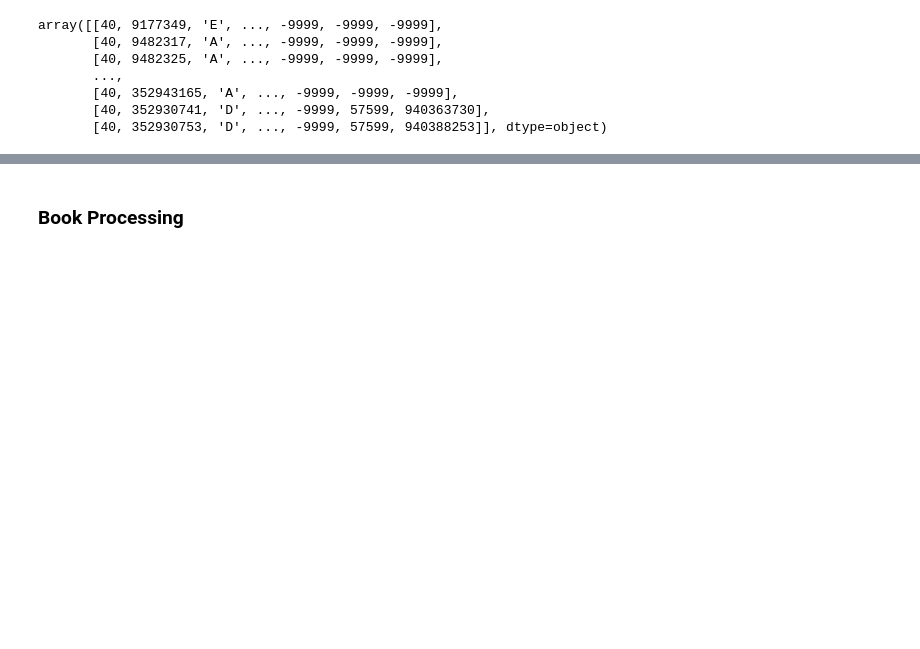
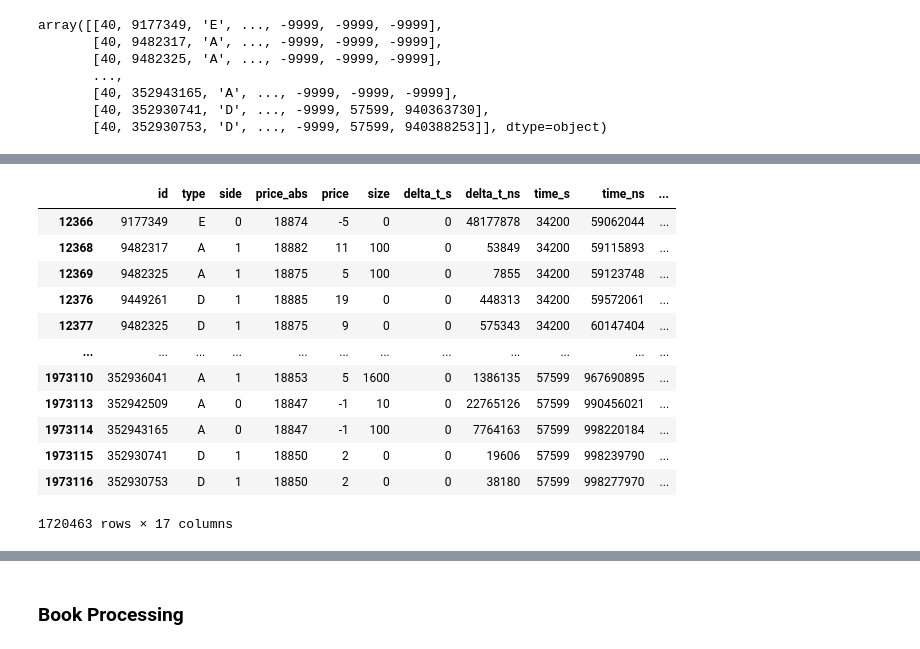
Before and after one commit to kingofguan/MarketGPT, a Jupyter notebook: notebooks/MarketSimT.ipynb, the cells around one changed output, grey strips where cells are left out. Drawn from its saved outputs; the diff is of its cells as text; code cells hidden in the pictures; blank space fills up the shorter version.

Commit message:
init implementation of itch tokenization methods

```diff
--- a/notebooks/MarketSimT.ipynb
+++ b/notebooks/MarketSimT.ipynb
@@ -428,41 +448,55 @@ array([[40, 9177349, 'E', ..., -9999, -9999, -9999],
 # %%
-# # add time elements of original message as feature and process NaNs
-# # for all referential order types ('E','C','D','R')
-# modif_types={'E','C','D'}
-# modif_types_special={'R'}
-# modif_fields=['time_s', 'time_ns']
-# ref_cols = ['cancSize', 'execSize', 'oldId', 'oldSize', 'oldPrice']
-# nan_val=-9999
+# add time elements of original message as feature and process NaNs
+# for all referential order types ('E','C','D','R')
+modif_types={'E','C','D'}
+modif_types_special={'R'}
+modif_fields=['time_s', 'time_ns']
+ref_cols = ['cancSize', 'execSize', 'oldId', 'oldSize', 'oldPrice']
+nan_val=-9999
 
-# # make df that converts 'R' values to 'A' values
-# itch_r_messages = itch_messages.copy()
-# itch_r_messages['type'] = itch_r_messages['type'].replace('R', 'A')
+# make df that converts 'R' values to 'A' values
+itch_r_messages = itch_messages.copy()
+itch_r_messages['type'] = itch_r_messages['type'].replace('R', 'A')
 
-# m_changes = pd.merge(
-#     itch_messages.loc[itch_messages.type.isin(modif_types)].reset_index(),
-#     itch_r_messages.loc[itch_r_messages.type == 'A', ['id'] + modif_fields],
-#     how='left', on='id', suffixes=['', '_ref']).set_index('index')
+m_changes = pd.merge(
+    itch_messages.loc[itch_messages.type.isin(modif_types)].reset_index(),
+    itch_r_messages.loc[itch_r_messages.type == 'A', ['id'] + modif_fields],
+    how='left', on='id', suffixes=['', '_ref']).set_index('index')
 
-# m_changes
+m_changes
 
-# # find modif_fields of A events that match with R event oldId
-# m_changes_special = pd.merge(
-#     itch_messages.loc[itch_messages.type.isin(modif_types_special)].reset_index(),
-#     (itch_r_messages.loc[itch_r_messages.type == 'A', ['id'] + modif_fields]).rename(columns={'id': 'oldId'}),
-#     how='left', on='oldId', suffixes=['', '_ref']).set_index('index')
+# find modif_fields of A events that match with R event oldId
+m_changes_special = pd.merge(
+    itch_messages.loc[itch_messages.type.isin(modif_types_special)].reset_index(),
+    (itch_r_messages.loc[itch_r_messages.type == 'A', ['id'] + modif_fields]).rename(columns={'id': 'oldId'}),
+    how='left', on='oldId', suffixes=['', '_ref']).set_index('index')
 
-# m_changes_special
+m_changes_special
 
-# # add new empty columns for referenced order
-# modif_cols = [field + '_ref' for field in modif_fields]
-# itch_messages[modif_cols] = nan_val
+# add new empty columns for referenced order
+modif_cols = [field + '_ref' for field in modif_fields]
+itch_messages[modif_cols] = nan_val
 
-# # replace order changes by original order and additional new fields
-# itch_messages.loc[m_changes.index] = m_changes
-# itch_messages.loc[m_changes_special.index] = m_changes_special
-# itch_messages[modif_cols] = itch_messages[modif_cols].fillna(nan_val).astype(int)
+# replace order changes by original order and additional new fields
+itch_messages.loc[m_changes.index] = m_changes
+itch_messages.loc[m_changes_special.index] = m_changes_special
+itch_messages[modif_cols] = itch_messages[modif_cols].fillna(nan_val).astype(int)
 
-# # process other ref fields
-# itch_messages[ref_cols] = itch_messages[ref_cols].fillna(nan_val).astype(int)
+# process other ref fields
+itch_messages[ref_cols] = itch_messages[ref_cols].fillna(nan_val).astype(int)
 
-# itch_messages
+itch_messages
+# %% [output]
+|  | id | type | side | price_abs | price | size | delta_t_s | delta_t_ns | time_s | time_ns | ... |
+| 12366 | 9177349 | E | 0 | 18874 | -5 | 0 | 0 | 48177878 | 34200 | 59062044 | ... |
+| 12368 | 9482317 | A | 1 | 18882 | 11 | 100 | 0 | 53849 | 34200 | 59115893 | ... |
+| 12369 | 9482325 | A | 1 | 18875 | 5 | 100 | 0 | 7855 | 34200 | 59123748 | ... |
+| 12376 | 9449261 | D | 1 | 18885 | 19 | 0 | 0 | 448313 | 34200 | 59572061 | ... |
+| 12377 | 9482325 | D | 1 | 18875 | 9 | 0 | 0 | 575343 | 34200 | 60147404 | ... |
+| ... | ... | ... | ... | ... | ... | ... | ... | ... | ... | ... | ... |
+| 1973110 | 352936041 | A | 1 | 18853 | 5 | 1600 | 0 | 1386135 | 57599 | 967690895 | ... |
+| 1973113 | 352942509 | A | 0 | 18847 | -1 | 10 | 0 | 22765126 | 57599 | 990456021 | ... |
+| 1973114 | 352943165 | A | 0 | 18847 | -1 | 100 | 0 | 7764163 | 57599 | 998220184 | ... |
+| 1973115 | 352930741 | D | 1 | 18850 | 2 | 0 | 0 | 19606 | 57599 | 998239790 | ... |
+| 1973116 | 352930753 | D | 1 | 18850 | 2 | 0 | 0 | 38180 | 57599 | 998277970 | ... |
+1720463 rows × 17 columns
```
Also changed, not shown: parts of 3 cells of this notebook, 1 other file.
